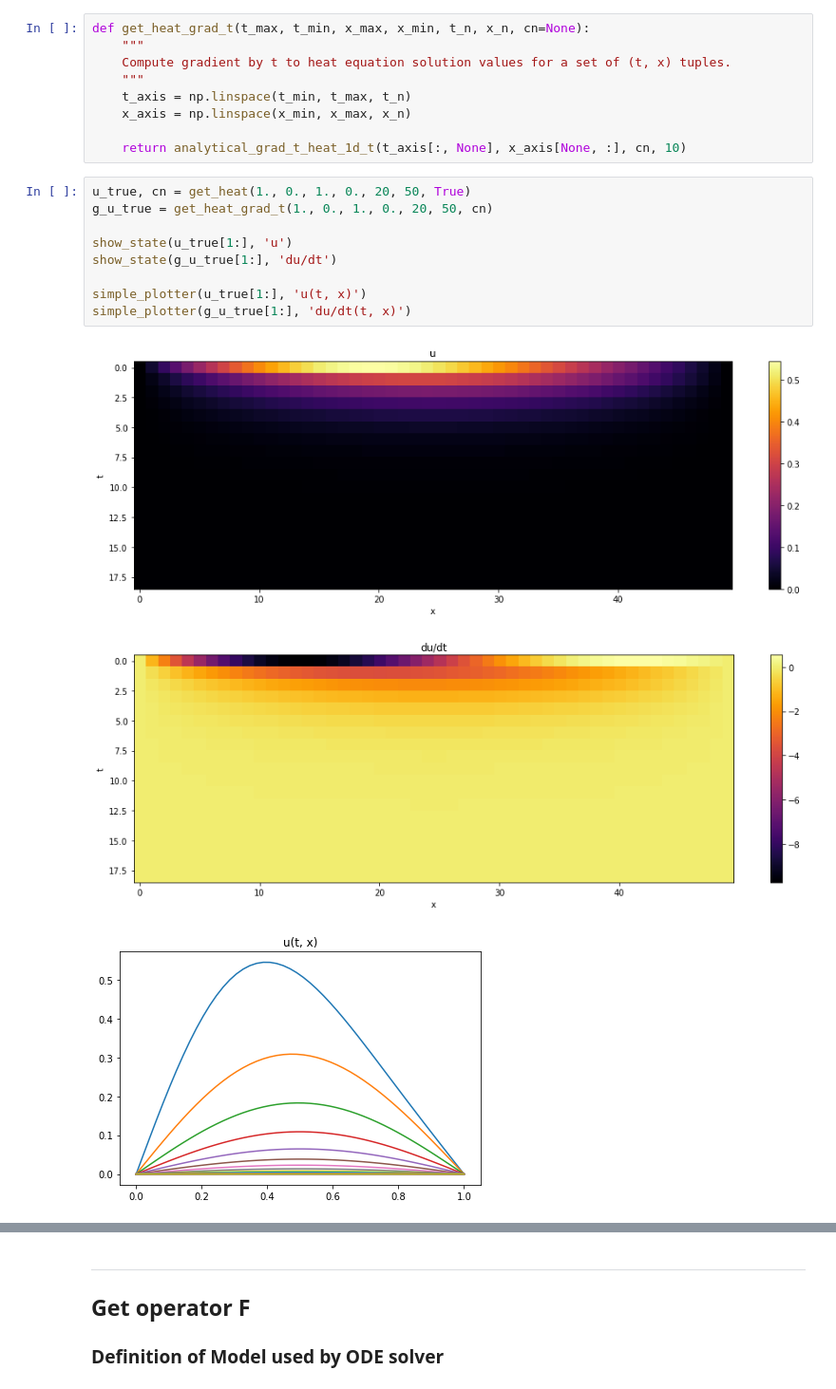
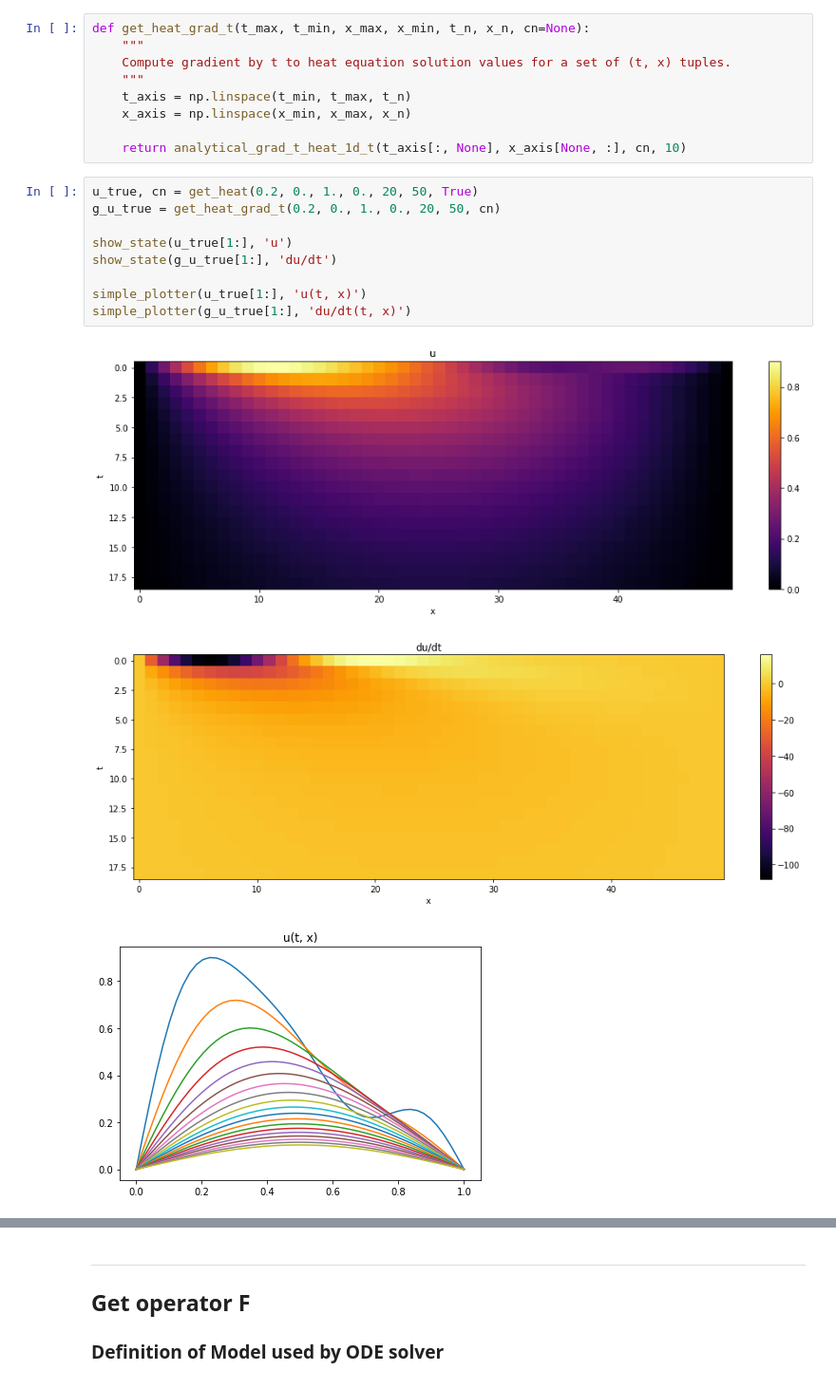
Before and after one commit to vdesgrange/closure-model, a Jupyter notebook: experiments/heat_equation_ode_solver_experiments.ipynb, the cells around one changed output, grey strips where cells are left out. Shown at 95% size. Cells and saved outputs as stored; diff of their text form.

```diff
--- a/experiments/heat_equation_ode_solver_experiments.ipynb
+++ b/experiments/heat_equation_ode_solver_experiments.ipynb
@@ -87,15 +87,15 @@ def get_heat_grad_t(t_max, t_min, x_max, x_min, t_n, x_n, cn=None):
 
     return analytical_grad_t_heat_1d_t(t_axis[:, None], x_axis[None, :], cn, 10)
 # %%
-u_true, cn = get_heat(1., 0., 1., 0., 20, 50, True)
-g_u_true = get_heat_grad_t(1., 0., 1., 0., 20, 50, cn)
+u_true, cn = get_heat(0.2, 0., 1., 0., 20, 50, True)
+g_u_true = get_heat_grad_t(0.2, 0., 1., 0., 20, 50, cn)
 
 show_state(u_true[1:], 'u')
 show_state(g_u_true[1:], 'du/dt')
 
 simple_plotter(u_true[1:], 'u(t, x)')
 simple_plotter(g_u_true[1:], 'du/dt(t, x)')
 # %% [output]
-[figure, old version]
+[figure, new version]
-[figure, old version]
+[figure, new version]
-[figure, old version]
+[figure, new version]
```
Also changed, not shown: parts of 22 cells of this notebook.
